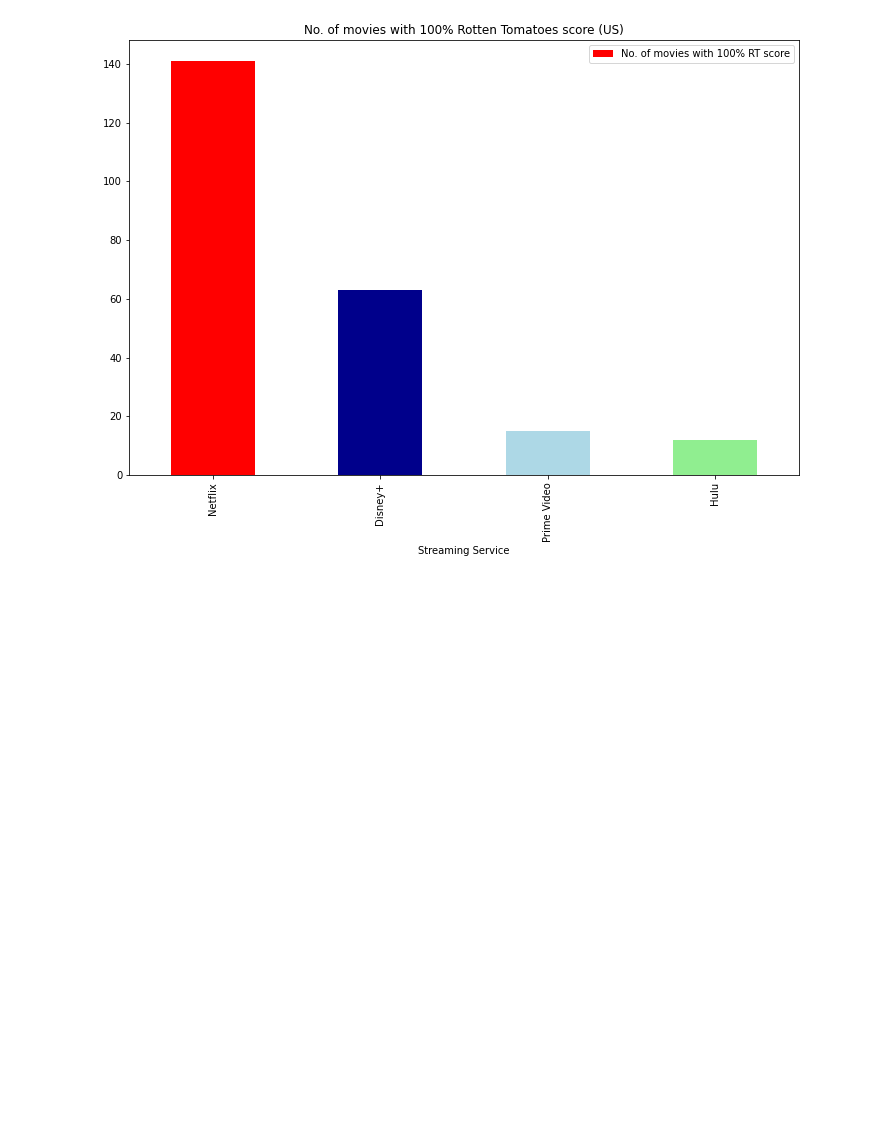
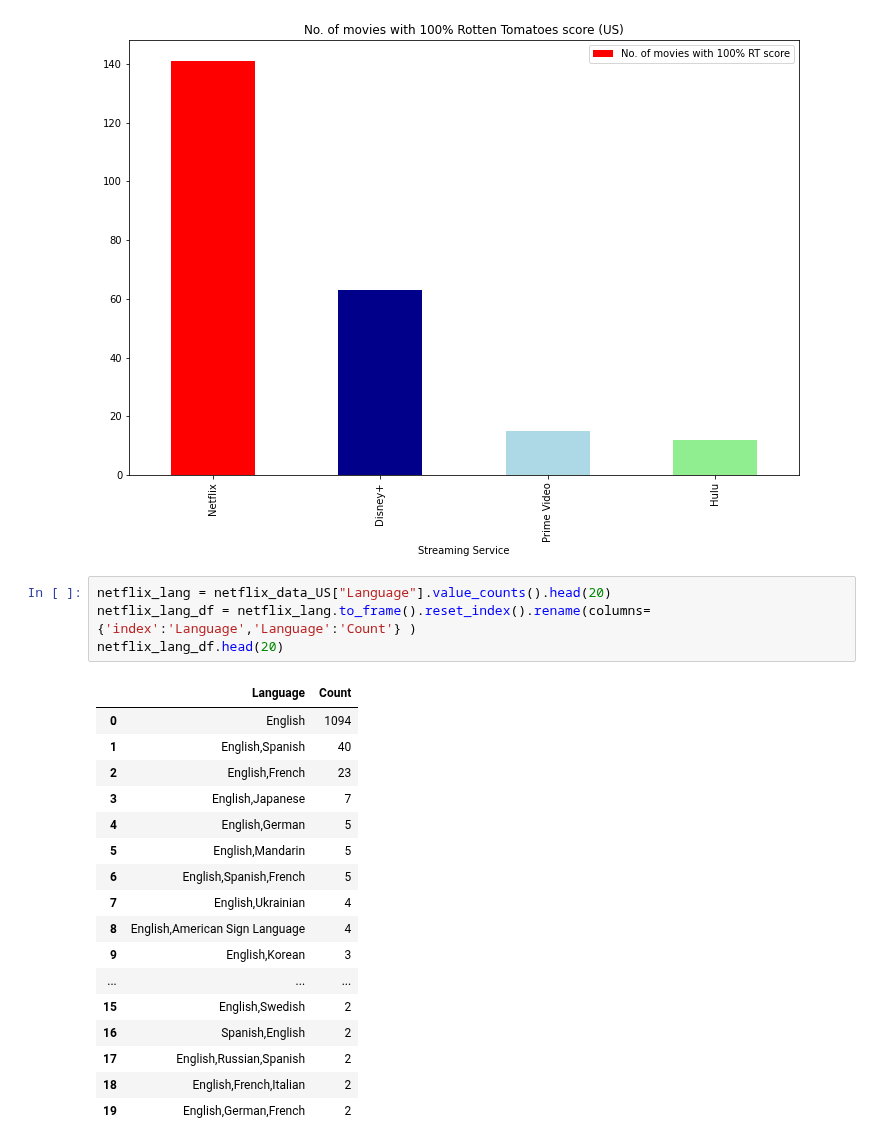
Before and after one commit to jacance/streaming-service-analysis, a Jupyter notebook: huluprimeflix_tara.ipynb, the cells around one changed output. Drawn from its saved outputs; the diff is of its cells as text; blank space fills up the shorter version.

```diff
--- a/huluprimeflix_tara.ipynb
+++ b/huluprimeflix_tara.ipynb
@@ -783,3 +783,25 @@ rot_tom_scores_US.sort_values(ascending=False, by="No. of movies with 100% RT sc
 # %% [output]
 <AxesSubplot:title={'center':'No. of movies with 100% Rotten Tomatoes score (US)'}, xlabel='Streaming Service'>
 [figure]
+# %%
+netflix_lang = netflix_data_US["Language"].value_counts().head(20)
+netflix_lang_df = netflix_lang.to_frame().reset_index().rename(columns={'index':'Language','Language':'Count'} )
+netflix_lang_df.head(20)
+# %% [output]
+|  | Language | Count |
+| 0 | English | 1094 |
+| 1 | English,Spanish | 40 |
+| 2 | English,French | 23 |
+| 3 | English,Japanese | 7 |
+| 4 | English,German | 5 |
+| 5 | English,Mandarin | 5 |
+| 6 | English,Spanish,French | 5 |
+| 7 | English,Ukrainian | 4 |
+| 8 | English,American Sign Language | 4 |
+| 9 | English,Korean | 3 |
+| ... | ... | ... |
+| 15 | English,Swedish | 2 |
+| 16 | Spanish,English | 2 |
+| 17 | English,Russian,Spanish | 2 |
+| 18 | English,French,Italian | 2 |
+| 19 | English,German,French | 2 |
```
Also changed, not shown: parts of 6 cells of this notebook.
